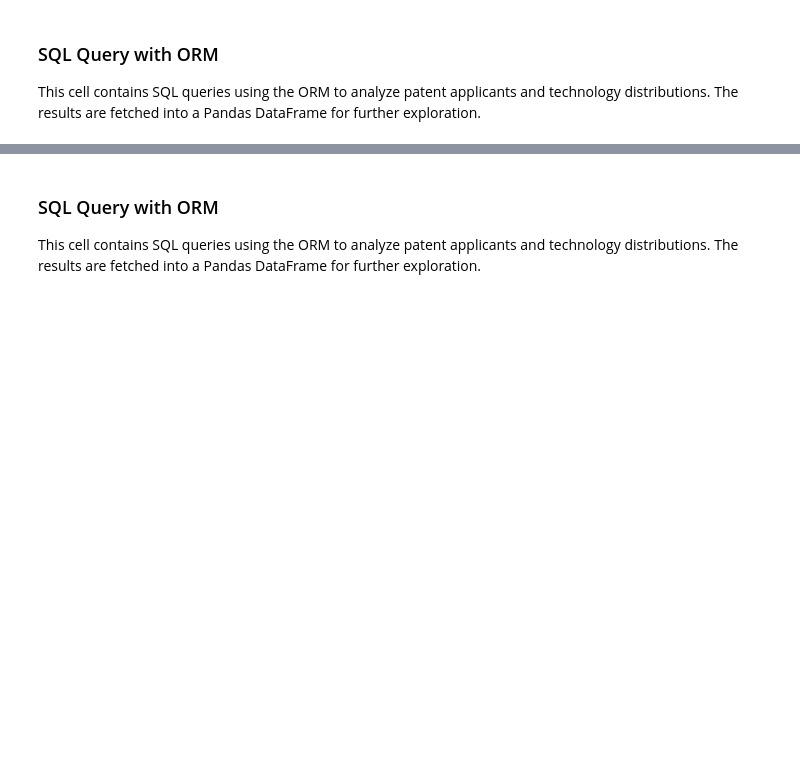
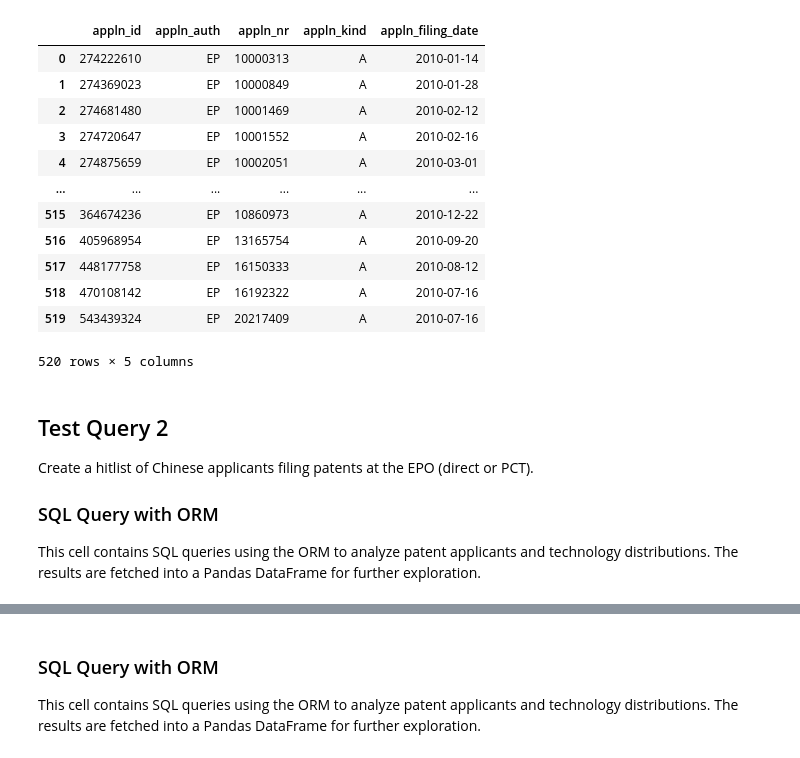
Before and after one commit to herrkrueger/mtc-patent-analytics, a Jupyter notebook: piznet/patstat_nuts_de_with_explanations.ipynb, the cells around one changed output, grey strips where cells are left out. Cells and saved outputs as stored; diff of their text form; code cells hidden in the pictures; blank space fills up the shorter version.

```diff
--- a/piznet/patstat_nuts_de_with_explanations.ipynb
+++ b/piznet/patstat_nuts_de_with_explanations.ipynb
@@ -58,4 +62,36 @@ This cell contains SQL queries using the ORM to analyze patent applicants and te
+# %%
+# Define SQL queries using ORM for analysis
+
+# Example: Query patent applicants and technology distribution
+# Test Query 1
+
+q = db.query(TLS201_APPLN.appln_id, TLS201_APPLN.appln_auth, TLS201_APPLN.appln_nr,
+                           TLS201_APPLN.appln_kind, TLS201_APPLN.appln_filing_date).\
+             filter(TLS201_APPLN.appln_filing_year == 2010,
+                    TLS201_APPLN.appln_auth == 'EP',
+                    TLS201_APPLN.granted == 'Y')
+df = patstat.df(q)
+
+df
+# %% [output]
+|  | appln_id | appln_auth | appln_nr | appln_kind | appln_filing_date |
+| 0 | 274222610 | EP | 10000313 | A | 2010-01-14 |
+| 1 | 274369023 | EP | 10000849 | A | 2010-01-28 |
+| 2 | 274681480 | EP | 10001469 | A | 2010-02-12 |
+| 3 | 274720647 | EP | 10001552 | A | 2010-02-16 |
+| 4 | 274875659 | EP | 10002051 | A | 2010-03-01 |
+| ... | ... | ... | ... | ... | ... |
+| 515 | 364674236 | EP | 10860973 | A | 2010-12-22 |
+| 516 | 405968954 | EP | 13165754 | A | 2010-09-20 |
+| 517 | 448177758 | EP | 16150333 | A | 2010-08-12 |
+| 518 | 470108142 | EP | 16192322 | A | 2010-07-16 |
+| 519 | 543439324 | EP | 20217409 | A | 2010-07-16 |
+520 rows × 5 columns
 # %% [markdown]
+## Test Query 2
+
+Create a hitlist of Chinese applicants filing patents at the EPO (direct or PCT).
+
 ### SQL Query with ORM
 This cell contains SQL queries using the ORM to analyze patent applicants and technology distributions. The results are fetched into a Pandas DataFrame for further exploration.
 # %%
```
Also changed, not shown: parts of 27 cells of this notebook.
